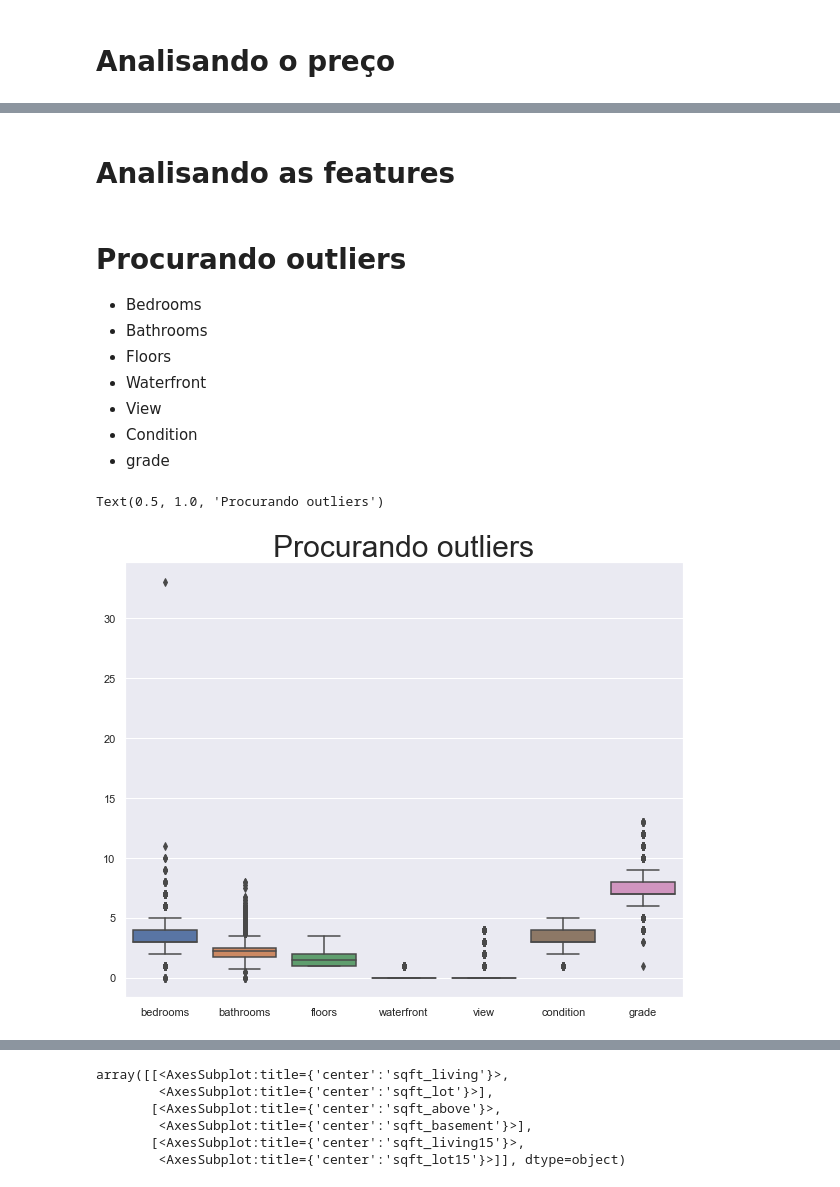
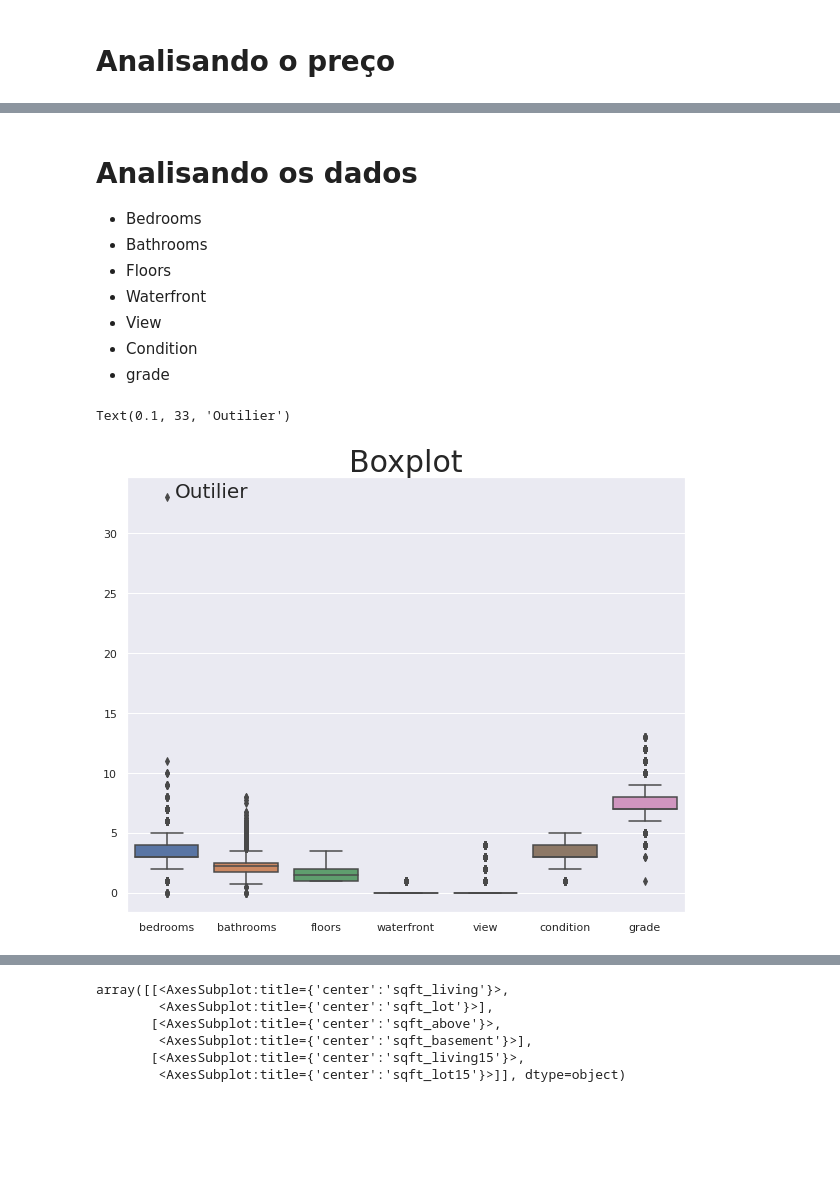
Before and after one commit to escobar-felipe/Projetos, a Jupyter notebook: House_price/House_price.ipynb, the cells around one changed output, grey strips where cells are left out. Drawn from its saved outputs; the diff is of its cells as text; code cells hidden in the pictures; blank space fills up the shorter version.

```diff
--- a/House_price/House_price.ipynb
+++ b/House_price/House_price.ipynb
@@ -129,2 +182,0 @@ sns.distplot(df['price']);
-# %% [markdown]
-# Analisando as features
@@ -131,5 +188,5 @@ sns.distplot(df['price']);
 # %% [markdown]
-# Procurando outliers
+# Analisando os dados
 * Bedrooms
 * Bathrooms
 * Floors
@@ -139,8 +196,9 @@ sns.distplot(df['price']);
 * grade
 # %%
 sns.set(style='darkgrid',rc={'figure.figsize':(10,8)})
-sns.boxplot(data = df.loc[:,['bedrooms','bathrooms','floors','waterfront','view','condition','grade']]).set_title('Procurando outliers',size=30)
+sns.boxplot(data = df.loc[:,['bedrooms','bathrooms','floors','waterfront','view','condition','grade']]).set_title('Boxplot',size=30)
+plt.annotate(text='Outilier', xy=(0.1, 33), xycoords='data', fontsize=20)
 # %% [output]
-Text(0.5, 1.0, 'Procurando outliers')
+Text(0.1, 33, 'Outilier')
-[figure, old version]
+[figure, new version]
 # %% [markdown]
```
Also changed, not shown: parts of 31 cells of this notebook.
